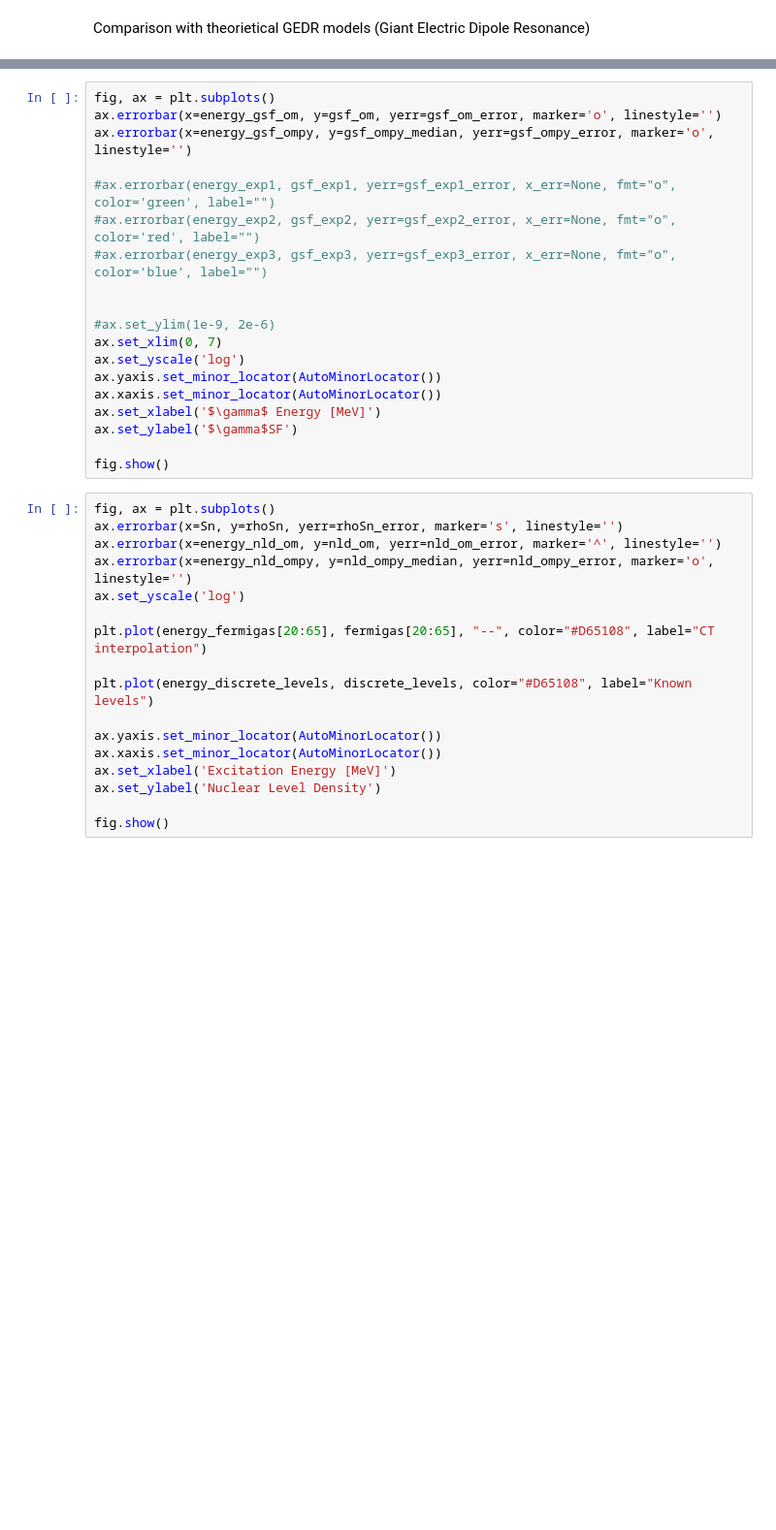
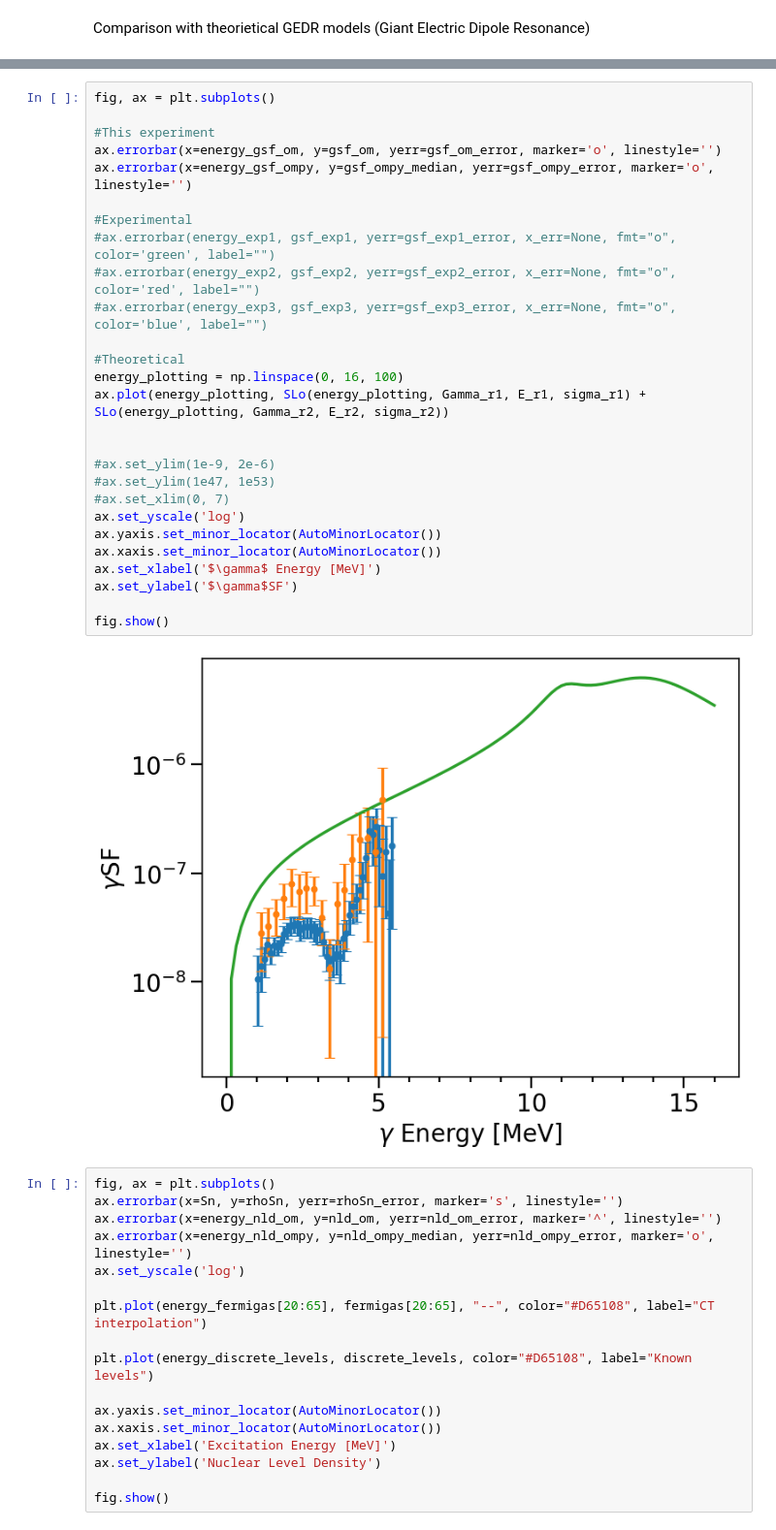
Before and after one commit to tellefs/MasterThesis, a Jupyter notebook: plotting/analysis_plots.ipynb, the cells around one changed output, grey strips where cells are left out. Shown at 97% size. Cells and saved outputs as stored; diff of their text form; blank space fills up the shorter version.

```diff
--- a/plotting/analysis_plots.ipynb
+++ b/plotting/analysis_plots.ipynb
@@ -150,22 +226,32 @@ Comparison with theorietical GEDR models (Giant Electric Dipole Resonance)
 # %%
 fig, ax = plt.subplots()
+
+#This experiment
 ax.errorbar(x=energy_gsf_om, y=gsf_om, yerr=gsf_om_error, marker='o', linestyle='')
 ax.errorbar(x=energy_gsf_ompy, y=gsf_ompy_median, yerr=gsf_ompy_error, marker='o', linestyle='')
 
+#Experimental
 #ax.errorbar(energy_exp1, gsf_exp1, yerr=gsf_exp1_error, x_err=None, fmt="o", color='green', label="")
 #ax.errorbar(energy_exp2, gsf_exp2, yerr=gsf_exp2_error, x_err=None, fmt="o", color='red', label="")
 #ax.errorbar(energy_exp3, gsf_exp3, yerr=gsf_exp3_error, x_err=None, fmt="o", color='blue', label="")
 
+#Theoretical
+energy_plotting = np.linspace(0, 16, 100)
+ax.plot(energy_plotting, SLo(energy_plotting, Gamma_r1, E_r1, sigma_r1) + SLo(energy_plotting, Gamma_r2, E_r2, sigma_r2))
+
 
 #ax.set_ylim(1e-9, 2e-6)
-ax.set_xlim(0, 7)
+#ax.set_ylim(1e47, 1e53)
+#ax.set_xlim(0, 7)
 ax.set_yscale('log')
 ax.yaxis.set_minor_locator(AutoMinorLocator())
 ax.xaxis.set_minor_locator(AutoMinorLocator())
 ax.set_xlabel('$\gamma$ Energy [MeV]')
 ax.set_ylabel('$\gamma$SF')
 
 fig.show()
+# %% [output]
+[figure, added]
 # %%
 fig, ax = plt.subplots()
 ax.errorbar(x=Sn, y=rhoSn, yerr=rhoSn_error, marker='s', linestyle='')
```
Also changed, not shown: parts of 4 cells of this notebook.
